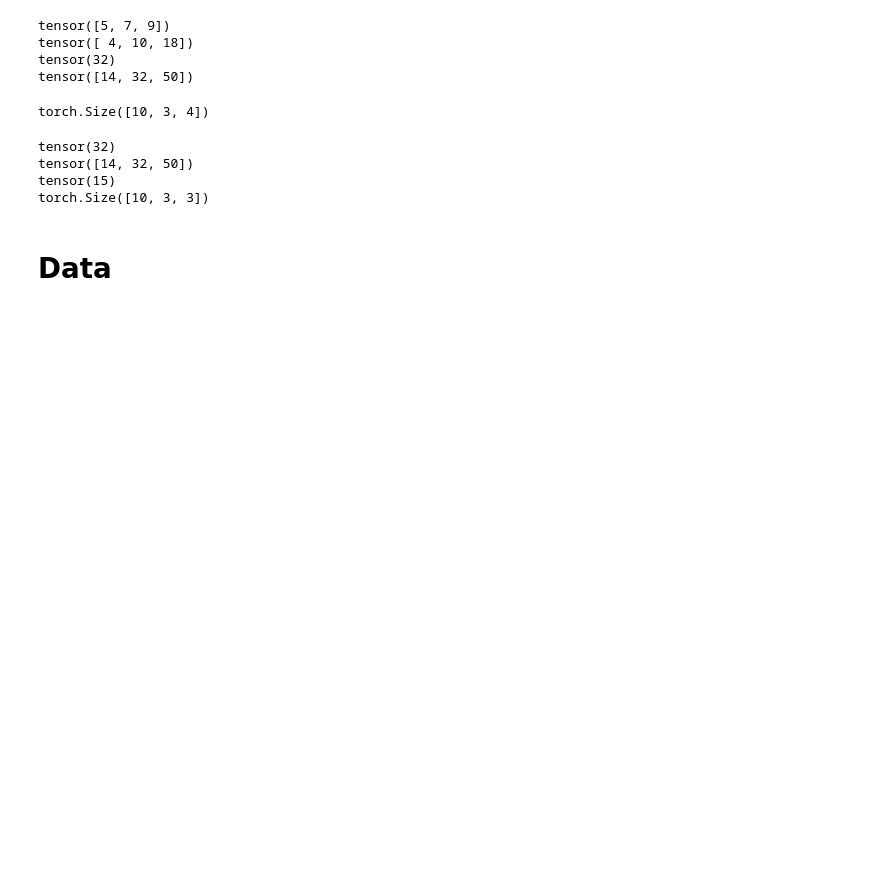
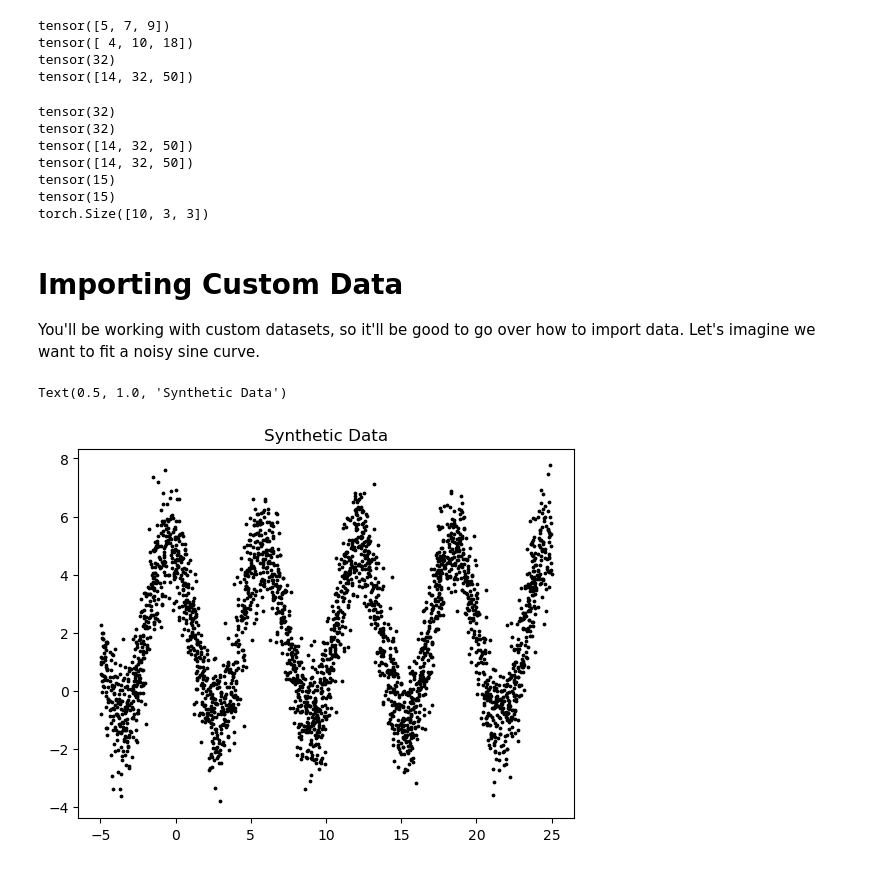
Before and after one commit to clarkmiyamoto/PHYS-GA-2033-Spring2026, a Jupyter notebook: code/pytorch101.ipynb, the cells around one changed output. Saved outputs shown, nothing was run; the diff lists cells and outputs as text; code cells hidden in the pictures; blank space fills up the shorter version.

```diff
--- a/code/pytorch101.ipynb
+++ b/code/pytorch101.ipynb
@@ -44,20 +53,19 @@ tensor([5, 7, 9])
 tensor([ 4, 10, 18])
 tensor(32)
 tensor([14, 32, 50])
-# %%
-T.shape
-# %% [output]
-torch.Size([10, 3, 4])
 # %%
 # There's also einstein summation
 # Example: a @ b
 print(torch.einsum('i,i->', a, b))
+print(a @ b)
 
 # Example: M @ a
 print(torch.einsum('ij,j->i', M, a))
+print( M @ a)
 
 # Example: Tr(M)
 print(torch.einsum('ii->', M))
+print(torch.trace(M))
 
 # We can also do more complicated things, like batch matrix multiplication
 # So instead of running
@@ -67,9 +75,23 @@ print(torch.einsum('ii->', M))
 C = torch.einsum('bij,bjk->bik', T, S)
 print(C.shape)
 # %% [output]
+tensor(32)
 tensor(32)
 tensor([14, 32, 50])
+tensor([14, 32, 50])
+tensor(15)
 tensor(15)
 torch.Size([10, 3, 3])
 # %% [markdown]
-# Data
+# Importing Custom Data
+You'll be working with custom datasets, so it'll be good to go over how to import data. Let's imagine we want to fit a noisy sine curve.
+# %%
+num_data = 3000
+x = torch.rand(num_data) * 30 - 5  # Uniformly distributed between -5 and 5
+y = 3 * torch.sin(x + 2) + torch.randn(num_data) + 2
+
+plt.scatter(x.numpy(), y.numpy(), s=3, color='black')
+plt.title('Synthetic Data')
+# %% [output]
+Text(0.5, 1.0, 'Synthetic Data')
+[figure, added]
```
Also changed, not shown: parts of 18 cells of this notebook, 16 other files.
